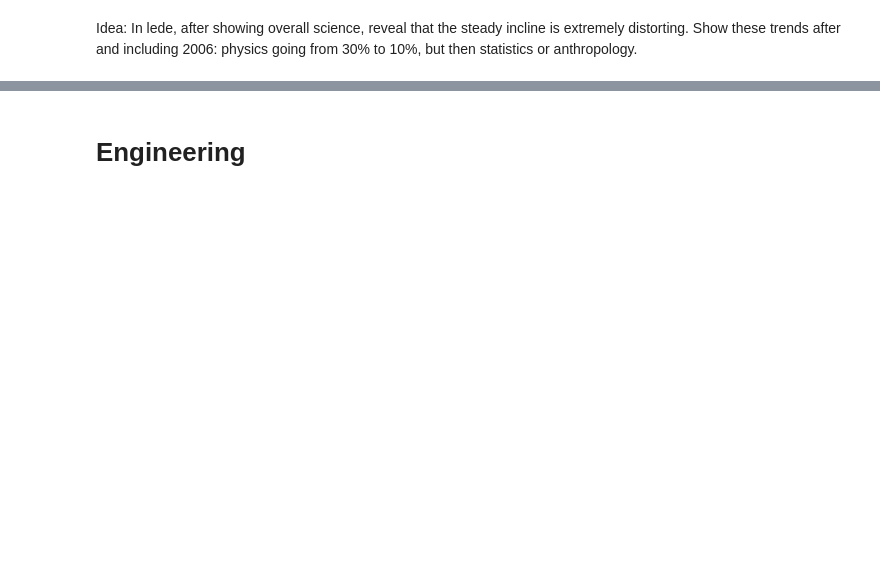
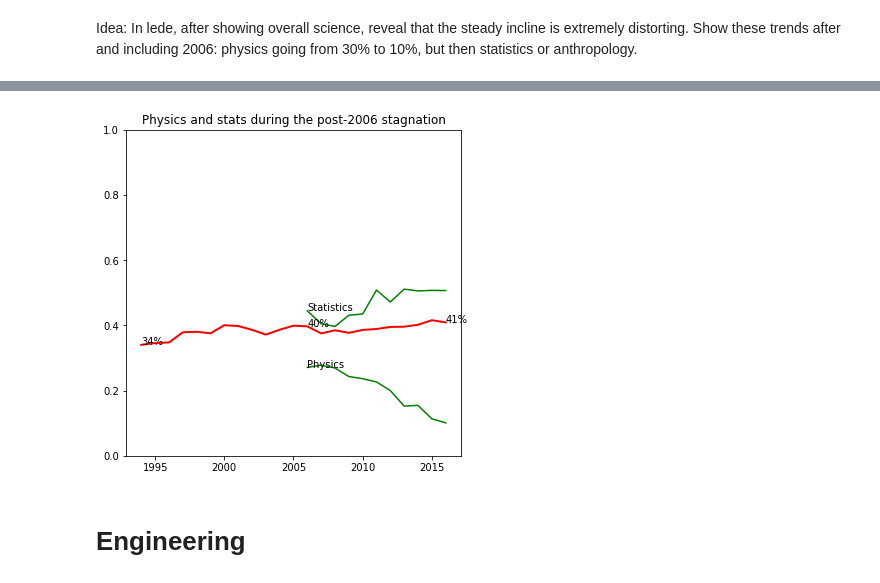
Before and after one commit to spec-journalism/gss-diversity, a Jupyter notebook: notebooks/draft.ipynb, the cells around one changed output, grey strips where cells are left out. Saved outputs shown, nothing was run; the diff lists cells and outputs as text; code cells hidden in the pictures; blank space fills up the shorter version.

```diff
--- a/notebooks/draft.ipynb
+++ b/notebooks/draft.ipynb
@@ -186,2 +207,10 @@ Idea: In lede, after showing overall science, reveal that the steady incline is
+# %%
+_, ax = subplots()
+plot_proportions(ax, 'Physics', start=2006)
+plot_proportions(ax, 'Statistics', start=2006)
+plot_topic_proportions(ax, 'Science', label=[2006],
+                       title='Physics and stats during the post-2006 stagnation')
+# %% [output]
+[figure, added]
 # %% [markdown]
 # Engineering
```
Also changed, not shown: parts of 7 cells of this notebook, 1 other file.
